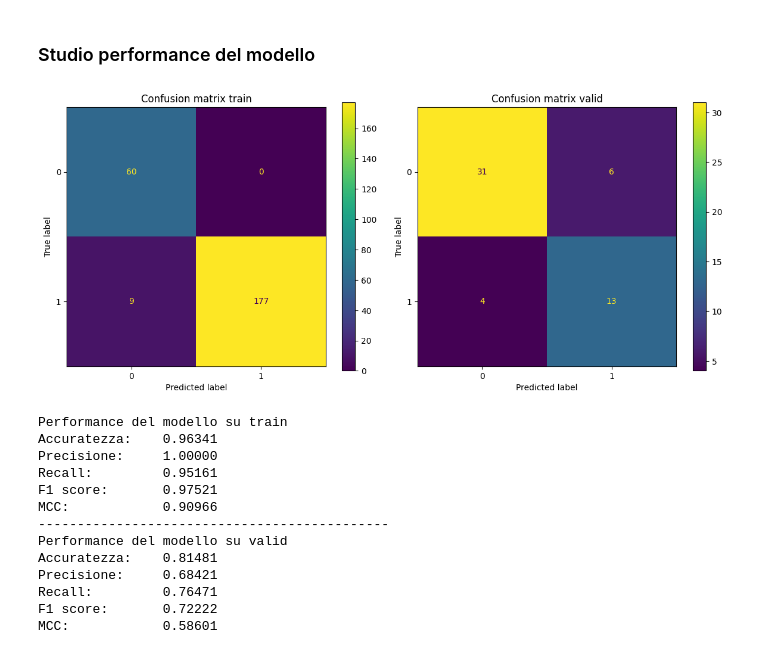
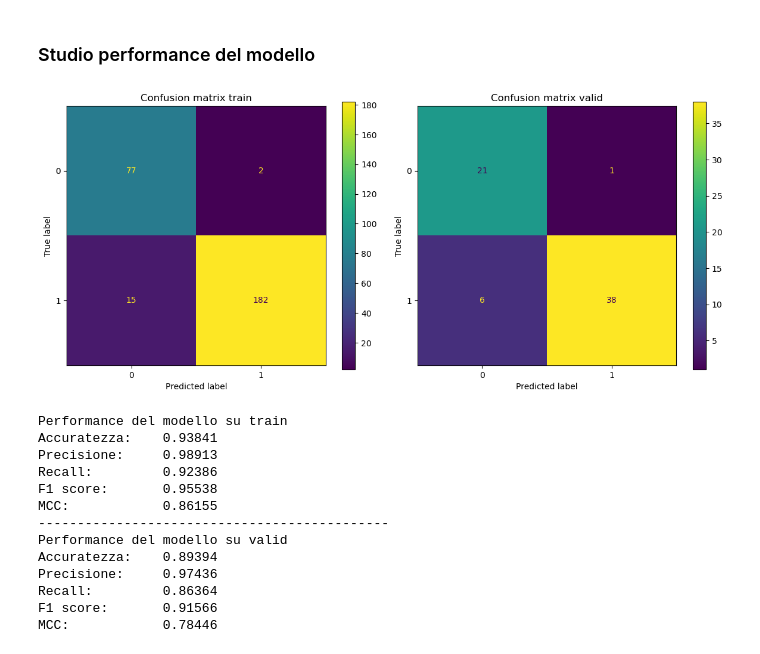
Before and after one commit to CarloDegasperi/DataScience, a Jupyter notebook: notebooks/classification/05_random_forest.ipynb, the cells around one changed output. Drawn from its saved outputs; the diff is of its cells as text; code cells hidden in the pictures.

```diff
--- a/notebooks/classification/05_random_forest.ipynb
+++ b/notebooks/classification/05_random_forest.ipynb
@@ -575,9 +565,5 @@ Dopo aver studiato le predizioni che siamo capaci di compiere ora per ora, ci co
 # %%
 daily_class_df = pd.read_csv('../../data/processed/dataset_daily_class_processed.csv')
 
-# droppiamo poi anche diverse righe contenenti NaN sulle rilevazioni degli inquinanti (probabilmente dovute a malfunzionamenti dei sensori)
-# in questo modo cancelliamo anche le righe legate alle rilevazioni di Riva del Garda visto che questa stazione è staccata dalla linea elettrica
-daily_class_df.dropna(inplace=True)
-
 daily_class_df.head()
 # %% [output]
@@ -627,7 +612,7 @@ In questo caso, come avvenuto per la classificazione a 5 e a 4 classi, rinunciam
 feature_cols = list(num_features) + list(non_num_features)
 
 # creiamo train, valid e test
-d_X_train, d_X_valid, d_X_test, d_y_train, d_y_valid, d_y_test = fs.get_train_valid_test(daily_class_df, 0.7, 0.15, feature_cols)
+day_X_train, _, day_X_test, day_y_train, _, day_y_test = fs.get_train_valid_test(daily_class_df, 0.8, 0.0, feature_cols)
 
-d_X_train.head()
+day_X_train.head()
 # %% [output]
@@ -644,7 +626,7 @@ Ripetiamo pedissequamente la procedura impiegata per lo studio binario sulle ore
 ### Allenamento modello
 # %%
 # training
-rfc_d.fit(d_X_train, d_y_train)
+rfc_d.fit(day_X_train, day_y_train)
 # %% [output]
 GridSearchCV(cv=TimeSeriesSplit(gap=0, max_train_size=None, n_splits=5, test_size=None),
              estimator=Pipeline(steps=[('preprocessor',
@@ -693,26 +677,26 @@ Vediamo che l'andamento delle importanze delle feature è relativamente simile r
 # %% [markdown]
 ### Studio performance del modello
 # %%
-fs.display_confusion_matrix(rfc_d, 'Confusion matrix train', d_X_train, d_y_train, 'Confusion matrix valid', d_X_valid, d_y_valid)
+fs.display_confusion_matrix(rfc_d, 'Confusion matrix train', day_X_train, day_y_train, 'Confusion matrix valid', day_X_test, day_y_test)
 
 print('Performance del modello su train')
-fs.get_performance_param(rfc_d, d_X_train, d_y_train)
+fs.get_performance_param(rfc_d, day_X_train, day_y_train)
 print('---------------------------------------------')
 print('Performance del modello su valid')
-fs.get_performance_param(rfc_d, d_X_valid, d_y_valid)
+fs.get_performance_param(rfc_d, day_X_test, day_y_test)
 # %% [output]
-[figure, old version]
+[figure, new version]
 Performance del modello su train
-Accuratezza:    0.96341
-Precisione:     1.00000
-Recall:         0.95161
-F1 score:       0.97521
-MCC:            0.90966
+Accuratezza:    0.93841
+Precisione:     0.98913
+Recall:         0.92386
+F1 score:       0.95538
+MCC:            0.86155
 ---------------------------------------------
 Performance del modello su valid
-Accuratezza:    0.81481
-Precisione:     0.68421
-Recall:         0.76471
-F1 score:       0.72222
-MCC:            0.58601
+Accuratezza:    0.89394
+Precisione:     0.97436
+Recall:         0.86364
+F1 score:       0.91566
+MCC:            0.78446
 # %% [markdown]
```
Also changed, not shown: parts of 25 cells of this notebook, 5 other files.
